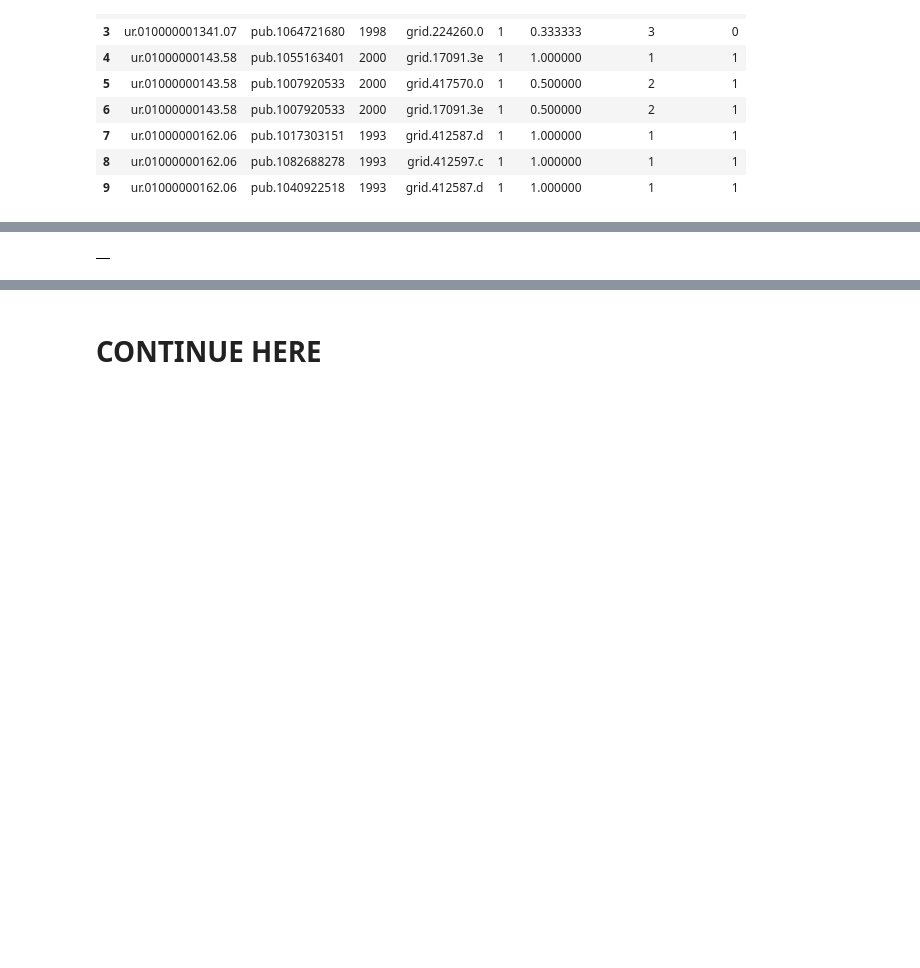
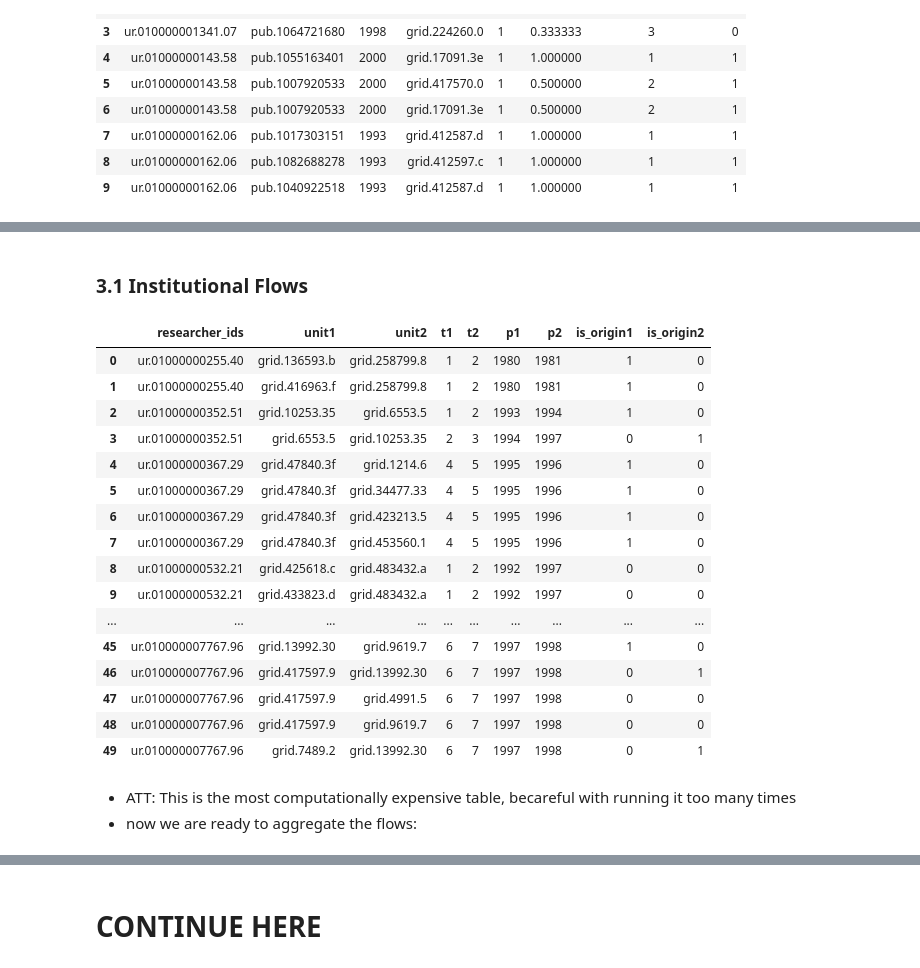
Before and after one commit to complexity-science-hub/SciFlows, a Jupyter notebook: Flows_1980_2000_first_level_for.ipynb, the cells around one changed output, grey strips where cells are left out. Saved outputs shown, nothing was run; the diff lists cells and outputs as text; code cells hidden in the pictures; blank space fills up the shorter version.

```diff
--- a/Flows_1980_2000_first_level_for.ipynb
+++ b/Flows_1980_2000_first_level_for.ipynb
@@ -458,36 +487,73 @@ We will split the calculation of the network flows:
+# %% [markdown]
+### 3.1 Institutional Flows
 # %%
 %%bigquery --project $project_id
 # now we have everything we need to construct the flows at the institutional level
 create or replace table cshdimensionstest.test.flows_1980_2000 as
   select distinct
     a.researcher_ids,
-    a.id as pub1,
-    b.id as pub2,
+  --  a.id as pub1,
+  --  b.id as pub2,
     a.research_orgs as unit1,
     b.research_orgs as unit2,
     a.t as t1,
     b.t as t2,
     a.year as p1,
     b.year as p2,
-    a.aff_weight as aff_w1,
-    b.aff_weight as aff_w2,
-    a.is_multi_affiliation as is_multi1,
-    b.is_multi_affiliation as is_multi2,
+  --  a.aff_weight as aff_w1,
+  --  b.aff_weight as aff_w2,
+   -- a.is_multi_affiliation as is_multi1,
+   -- b.is_multi_affiliation as is_multi2,
    -- a.is_origin as is_origin1,
    -- b.is_origin as is_origin2,
-    a.is_origin_all as is_origin_all1,
-    b.is_origin_all as is_origin_all2
+    a.is_origin_all as is_origin1,
+    b.is_origin_all as is_origin2
   from
-        cshdimensionstest.test.researchers_after_1980 a
+        cshdimensionstest.test.researchers_after_1980_simplified a
     inner join
-        cshdimensionstest.test.researchers_after_1980 b
+        cshdimensionstest.test.researchers_after_1980_simplified b
         on a.researcher_ids = b.researcher_ids
   where
         a.t < b.t and a.t = b.t - 1
-  order by
-    a.researcher_ids,
-    a.t,
-    b.t;
-  #select * from cshdimensionstest.test.flows_1980_2000 limit 10;
+        and a.research_orgs != b.research_orgs;
+  --      and a.researcher_ids = 'ur.01000000367.29';
+  --order by
+  --  a.researcher_ids,
+  --  a.t,
+  --  b.t;
+
+create or replace table cshdimensionstest.test.flows_1980_2000_without_origins as
+select *
+from cshdimensionstest.test.flows_1980_2000
+where is_origin1 = 0 or is_origin2 = 0;
+
+drop table if exists cshdimensionstest.test.flows_1980_2000;
+
+create or replace table cshdimensionstest.test.flows_1980_2000 as
+select *
+from cshdimensionstest.test.flows_1980_2000_without_origins;
+
+drop table if exists cshdimensionstest.test.flows_1980_2000_without_origins;
+
+# check the table
+select * from cshdimensionstest.test.flows_1980_2000
+order by researcher_ids, t1,t2, unit1, unit2
+limit 50;
 # %% [output]
-|  |
+|  | researcher_ids | unit1 | unit2 | t1 | t2 | p1 | p2 | is_origin1 | is_origin2 |
+| 0 | ur.01000000255.40 | grid.136593.b | grid.258799.8 | 1 | 2 | 1980 | 1981 | 1 | 0 |
+| 1 | ur.01000000255.40 | grid.416963.f | grid.258799.8 | 1 | 2 | 1980 | 1981 | 1 | 0 |
+| 2 | ur.01000000352.51 | grid.10253.35 | grid.6553.5 | 1 | 2 | 1993 | 1994 | 1 | 0 |
+| 3 | ur.01000000352.51 | grid.6553.5 | grid.10253.35 | 2 | 3 | 1994 | 1997 | 0 | 1 |
+| 4 | ur.01000000367.29 | grid.47840.3f | grid.1214.6 | 4 | 5 | 1995 | 1996 | 1 | 0 |
+| 5 | ur.01000000367.29 | grid.47840.3f | grid.34477.33 | 4 | 5 | 1995 | 1996 | 1 | 0 |
+| 6 | ur.01000000367.29 | grid.47840.3f | grid.423213.5 | 4 | 5 | 1995 | 1996 | 1 | 0 |
+| 7 | ur.01000000367.29 | grid.47840.3f | grid.453560.1 | 4 | 5 | 1995 | 1996 | 1 | 0 |
+| 8 | ur.01000000532.21 | grid.425618.c | grid.483432.a | 1 | 2 | 1992 | 1997 | 0 | 0 |
+| 9 | ur.01000000532.21 | grid.433823.d | grid.483432.a | 1 | 2 | 1992 | 1997 | 0 | 0 |
+| ... | ... | ... | ... | ... | ... | ... | ... | ... | ... |
+| 45 | ur.010000007767.96 | grid.13992.30 | grid.9619.7 | 6 | 7 | 1997 | 1998 | 1 | 0 |
+| 46 | ur.010000007767.96 | grid.417597.9 | grid.13992.30 | 6 | 7 | 1997 | 1998 | 0 | 1 |
+| 47 | ur.010000007767.96 | grid.417597.9 | grid.4991.5 | 6 | 7 | 1997 | 1998 | 0 | 0 |
+| 48 | ur.010000007767.96 | grid.417597.9 | grid.9619.7 | 6 | 7 | 1997 | 1998 | 0 | 0 |
+| 49 | ur.010000007767.96 | grid.7489.2 | grid.13992.30 | 6 | 7 | 1997 | 1998 | 0 | 1 |
@@ -509,0 +560,3 @@ where is_multi_affiliation = 1;
+# %% [markdown]
+*   ATT: This is the most computationally expensive table, becareful with running it too many times
+* now we are ready to aggregate the flows:
```
Also changed, not shown: parts of 23 cells of this notebook.
